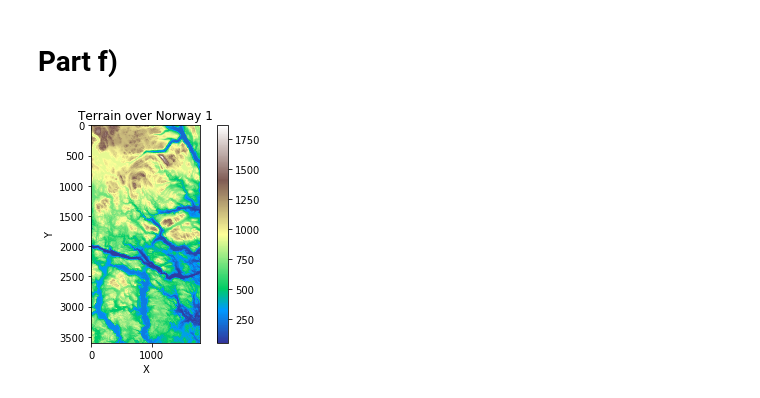
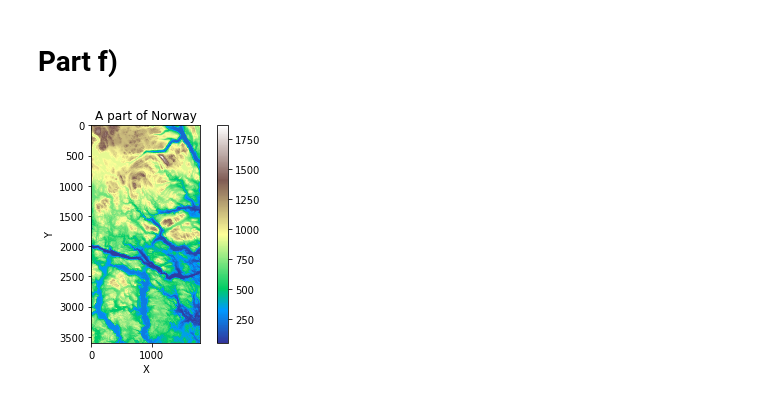
Before and after one commit to bjorngronntun/FYS-STK4155-project1, a Jupyter notebook: notebooks/20190907-introducing-terrain-data.ipynb, the cells around one changed output. Cells and saved outputs as stored; diff of their text form; code cells hidden in the pictures.

```diff
--- a/notebooks/20190907-introducing-terrain-data.ipynb
+++ b/notebooks/20190907-introducing-terrain-data.ipynb
@@ -17,14 +18,15 @@ terrain1 = imread('../data/raw/SRTM_data_Norway_1.tif')
 # Warnings here. Might there be another way?
 # %%
 plt.figure()
-plt.title('Terrain over Norway 1')
+plt.title('A part of Norway')
 plt.imshow(terrain1, cmap='terrain')
 plt.xlabel('X')
 plt.ylabel('Y')
 plt.colorbar()
+plt.savefig('../reports/figures/map.png')
 plt.show()
 # %% [output]
-[figure, old version]
+[figure, new version]
 # %%
 # scale array
 ss = StandardScaler()
```
Also changed, not shown: parts of 5 cells of this notebook, 2 other files.
